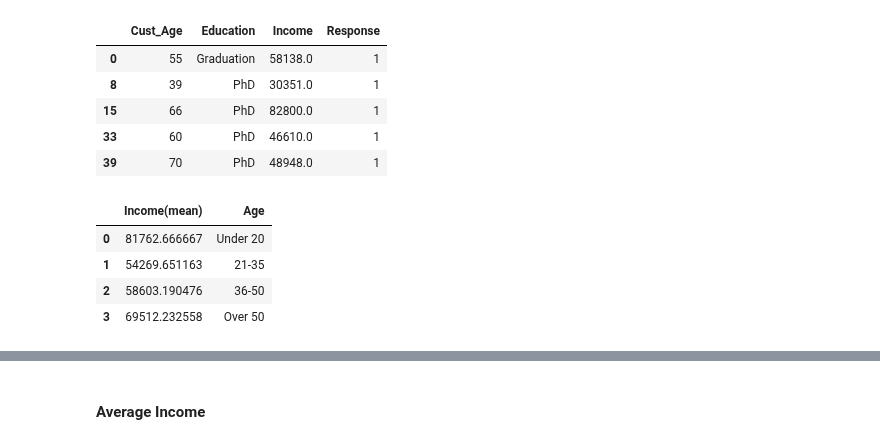
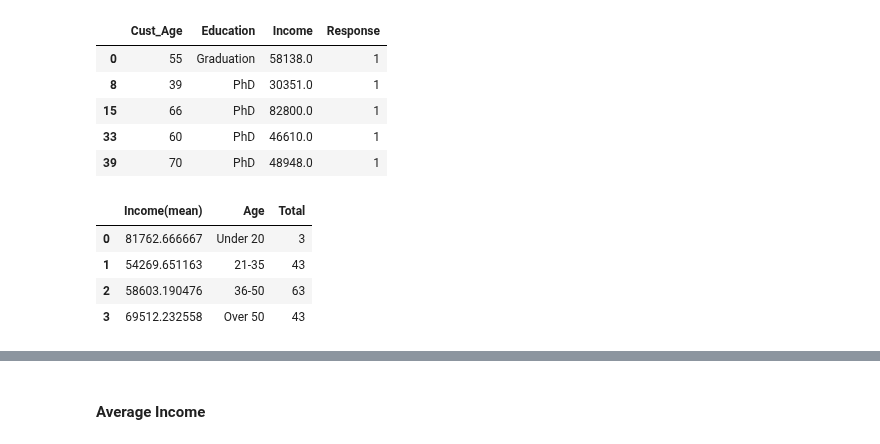
Before and after one commit to clarentcelsia/Analytics, a Jupyter notebook: marketing_campaign.ipynb, the cells around one changed output, grey strips where cells are left out. Drawn from its saved outputs; the diff is of its cells as text; code cells hidden in the pictures.

Commit message:
Check Income

```diff
--- a/marketing_campaign.ipynb
+++ b/marketing_campaign.ipynb
@@ -852,17 +857,18 @@ df_over_50_grad = df_buyers_1.loc[(df_buyers_1.Cust_Age > 50 ) & (df_buyers_1.Ed
 # %%
 mean_items = {
     'Income(mean)':(df_under_20_grad.Income.mean(), df_21_35_grad.Income.mean(), df_36_50_grad.Income.mean(), df_over_50_grad.Income.mean()),
-    'Age':_age
+    'Age':_age,
+    'Total': (len(df_under_20_grad), len(df_21_35_grad), len(df_36_50_grad), len(df_over_50_grad))
 }
 
 dx = pd.DataFrame(mean_items)
 dx
 # %% [output]
-|  | Income(mean) | Age |
-| 0 | 81762.666667 | Under 20 |
-| 1 | 54269.651163 | 21-35 |
-| 2 | 58603.190476 | 36-50 |
-| 3 | 69512.232558 | Over 50 |
+|  | Income(mean) | Age | Total |
+| 0 | 81762.666667 | Under 20 | 3 |
+| 1 | 54269.651163 | 21-35 | 43 |
+| 2 | 58603.190476 | 36-50 | 63 |
+| 3 | 69512.232558 | Over 50 | 43 |
 # %%
 fig, (ax1, ax2, ax3) = plt.subplots(1,3,figsize=(13,6))
 fig.subplots_adjust(wspace=0.2)
```
Also changed, not shown: parts of 15 cells of this notebook, 1 other file.
